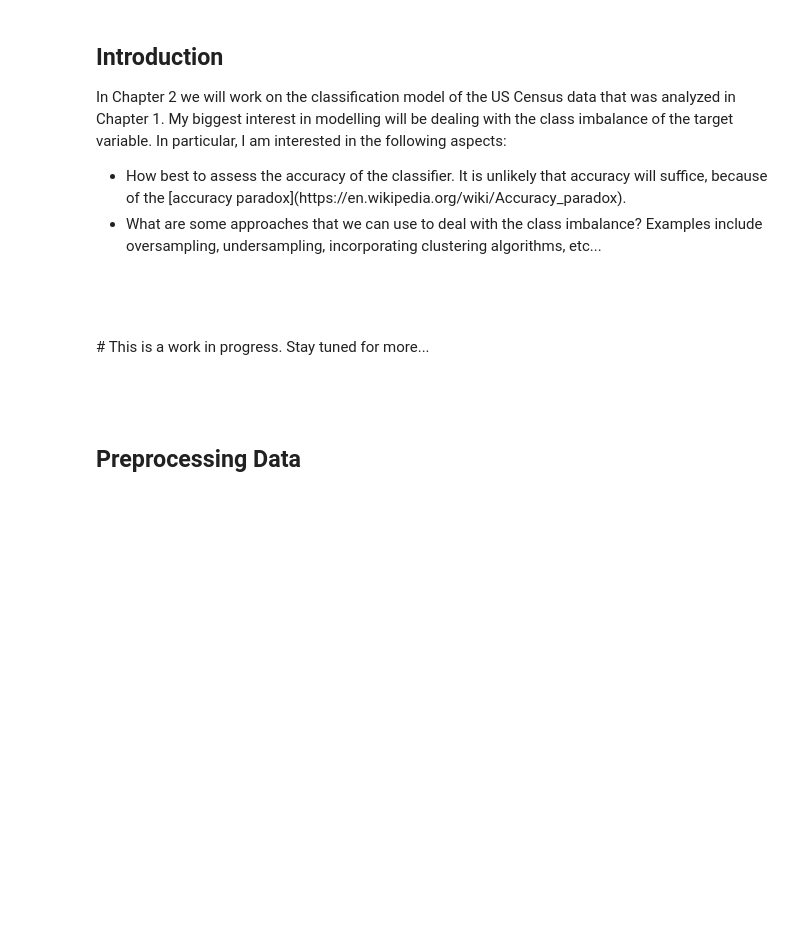
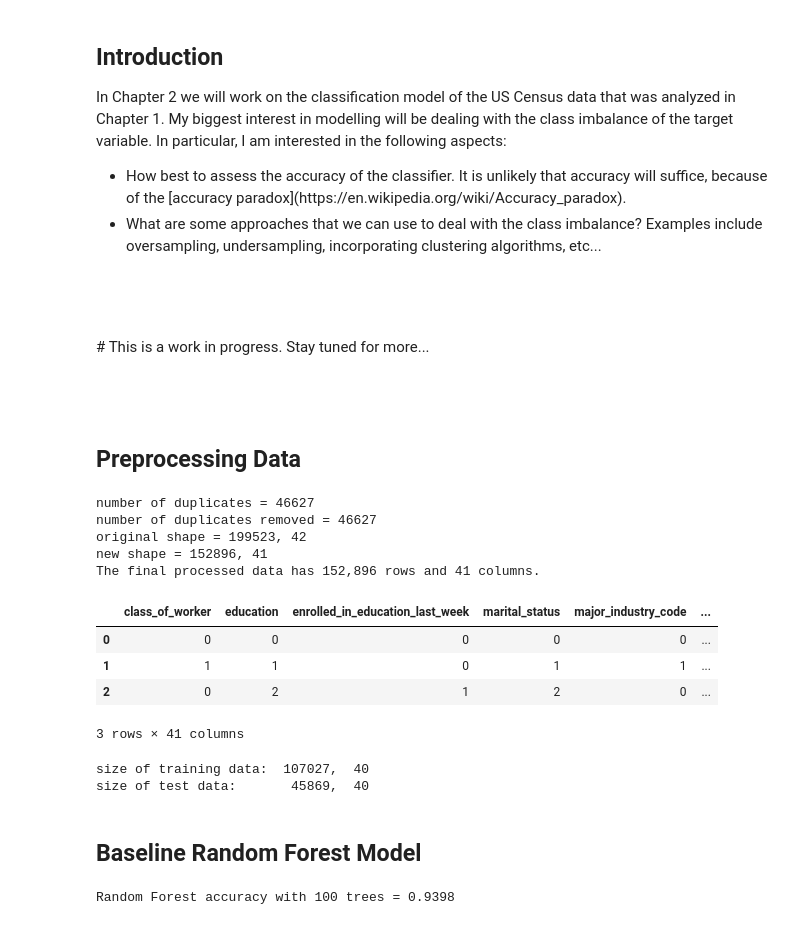
Before and after one commit to g-deoliveira/US-Census-Data-Project, a Jupyter notebook: Chapter 2 - Model Selection and Training.ipynb, the cells around one changed output. Cells and saved outputs as stored; diff of their text form; code cells hidden in the pictures; blank space fills up the shorter version.

```diff
--- a/Chapter 2 - Model Selection and Training.ipynb
+++ b/Chapter 2 - Model Selection and Training.ipynb
@@ -33,7 +35,7 @@ from sklearn.metrics import accuracy_score
 
 def preprocessData(file_name):
     # columns stores tuples of (column_name, continuous/nominal/target, prefix for dummy encoding)
-    columns  = [('age', 'continuous', 'age'),
+    the_columns  = [('age', 'continuous', 'age'),
             ('class_of_worker', 'nominal', 'class_of_worker'),
             ('detailed_industry_code', 'nominal', 'det_ind_code'),
             ('detailed_occupation_code', 'nominal', 'det_occ_code'),
@@ -75,11 +77,11 @@ def preprocessData(file_name):
             ('weeks_worked_in_year', 'nominal', 'weeks_worked_in_yr'),
             ('year', 'nominal', 'year'),
             ('savings','target'),]
-    raw_data = pd.read_csv(file_name, names=[c[0] for c in columns], index_col=False)
+    raw_data = pd.read_csv(file_name, names=[c[0] for c in the_columns], index_col=False)
     original_shape = raw_data.shape
 
     raw_data.drop('instance_weight', axis=1, inplace=True)
-    columns.remove(('instance_weight', 'continuous'))
+    the_columns.remove(('instance_weight', 'continuous'))
 
     # find the duplicate rows, keep the first one
     duplicate_rows = raw_data.duplicated(keep='first')
@@ -88,6 +90,70 @@ def preprocessData(file_name):
     raw_data = raw_data.drop_duplicates(keep='first')
     new_shape =  raw_data.shape
     print 'number of duplicates removed = {:d}'.format(original_shape[0] - new_shape[0])
+    print 'original shape = {:d}, {:d}'.format(original_shape[0], original_shape[1])
     print 'new shape = {:d}, {:d}'.format(raw_data.shape[0], raw_data.shape[1])
 
-    return raw_data
+    # convert nominal columns (object dtype) to integer type
+    data = pd.DataFrame(raw_data.select_dtypes(include=['object']))
+    object_columns = data.columns
+
+    for column in object_columns:
+        unique_values = data[column].unique()
+        dictionary = {key:idx for idx,key in enumerate(unique_values)}
+        data[column] = data[column].apply(lambda x : dictionary[x])
+
+    # add nominal columns that were already in integer format
+    nominal_integer_columns = [c[0] for c in the_columns if c[1] == 'nominal' and c[0] not in data.columns]
+    data[nominal_integer_columns] = raw_data[nominal_integer_columns]
+
+    # convert 'sex', and 'savings' columns to binary; add year column
+    data['savings'] = raw_data['savings'].map(lambda x: 1 if str(x).strip() == '50000+.' else 0)
+    data['sex'] = raw_data['sex'].map(lambda x: 1 if str(x).strip() == 'Male' else 0)
+    data['year'] = raw_data['year']
+
+    # add continuous columns
+    continuous_columns = [c[0] for c in the_columns if c[1] == 'continuous']
+    data[continuous_columns] = raw_data[continuous_columns]
+
+    # verify that we aren't missing any columns
+    assert set(data.columns) == (set(raw_data.columns))
+
+    print 'The final processed data has {:,d} rows and {:d} columns.\n'.format(data.shape[0], data.shape[1])
+    return data
+# %%
+data = preprocessData('us_census_full/census_income_learn.csv')
+# %% [output]
+number of duplicates = 46627
+number of duplicates removed = 46627
+original shape = 199523, 42
+new shape = 152896, 41
+The final processed data has 152,896 rows and 41 columns.
+# %%
+data.head(3)
+# %% [output]
+|  | class_of_worker | education | enrolled_in_education_last_week | marital_status | major_industry_code | ... |
+| 0 | 0 | 0 | 0 | 0 | 0 | ... |
+| 1 | 1 | 1 | 0 | 1 | 1 | ... |
+| 2 | 0 | 2 | 1 | 2 | 0 | ... |
+3 rows × 41 columns
+# %%
+# obtain training and test set for cross-validation
+X = data.drop('savings', axis=1)
+y = data.loc[:,'savings']
+
+X_train, X_test, y_train, y_test = train_test_split(X, y, test_size=0.3, random_state=0)
+print 'size of training data: {:7d}, {:3d}'.format(X_train.shape[0], X_train.shape[1])
+print 'size of test data:     {:7d}, {:3d}'.format(X_test.shape[0], X_test.shape[1])
+# %% [output]
+size of training data:  107027,  40
+size of test data:       45869,  40
+# %% [markdown]
+## Baseline Random Forest Model
+# %%
+rf_clf = RandomForestClassifier(n_estimators = 100)
+rf_clf.fit(X_train, y_train)
+
+y_pred = rf_clf.predict(X_test)
+print 'Random Forest accuracy with {:d} trees = {:.4f}'.format(rf_clf.n_estimators, accuracy_score(y_test, y_pred))
+# %% [output]
+Random Forest accuracy with 100 trees = 0.9398
```
Also changed, not shown: parts of 30 cells of this notebook, 2 other files.
